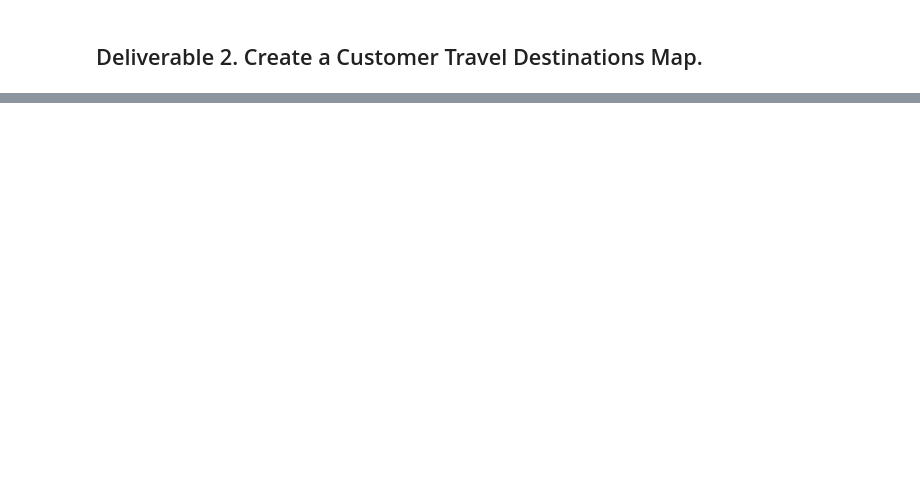
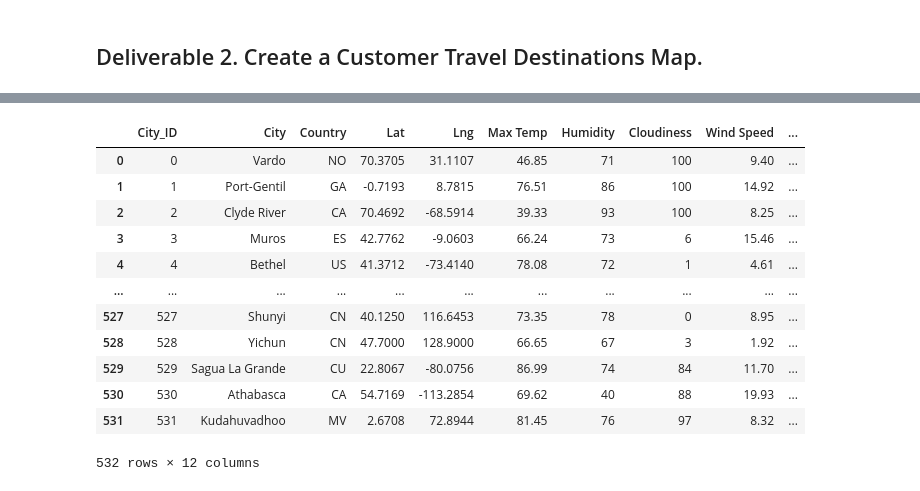
Before and after one commit to shalmaleesoman/World_Weather_Analysis, a Jupyter notebook: Vacation_Search.ipynb, the cells around one changed output, grey strips where cells are left out. Saved outputs shown, nothing was run; the diff lists cells and outputs as text; code cells hidden in the pictures; blank space fills up the shorter version.

```diff
--- a/Vacation_Search.ipynb
+++ b/Vacation_Search.ipynb
@@ -36,3 +34,19 @@ Do you want it to be snowing? (yes/no) yes
+# %%
+city_data_df
+# %% [output]
+|  | City_ID | City | Country | Lat | Lng | Max Temp | Humidity | Cloudiness | Wind Speed | ... |
+| 0 | 0 | Vardo | NO | 70.3705 | 31.1107 | 46.85 | 71 | 100 | 9.40 | ... |
+| 1 | 1 | Port-Gentil | GA | -0.7193 | 8.7815 | 76.51 | 86 | 100 | 14.92 | ... |
+| 2 | 2 | Clyde River | CA | 70.4692 | -68.5914 | 39.33 | 93 | 100 | 8.25 | ... |
+| 3 | 3 | Muros | ES | 42.7762 | -9.0603 | 66.24 | 73 | 6 | 15.46 | ... |
+| 4 | 4 | Bethel | US | 41.3712 | -73.4140 | 78.08 | 72 | 1 | 4.61 | ... |
+| ... | ... | ... | ... | ... | ... | ... | ... | ... | ... | ... |
+| 527 | 527 | Shunyi | CN | 40.1250 | 116.6453 | 73.35 | 78 | 0 | 8.95 | ... |
+| 528 | 528 | Yichun | CN | 47.7000 | 128.9000 | 66.65 | 67 | 3 | 1.92 | ... |
+| 529 | 529 | Sagua La Grande | CU | 22.8067 | -80.0756 | 86.99 | 74 | 84 | 11.70 | ... |
+| 530 | 530 | Athabasca | CA | 54.7169 | -113.2854 | 69.62 | 40 | 88 | 19.93 | ... |
+| 531 | 531 | Kudahuvadhoo | MV | 2.6708 | 72.8944 | 81.45 | 76 | 97 | 8.32 | ... |
+532 rows × 12 columns
 # %%
 # 3. Filter the city_data_df DataFrame using the input statements to create a new DataFrame using the loc method.
 if rain_bool == "no" and snow_bool == "no":
```
Also changed, not shown: parts of 12 cells of this notebook, 6 other files.
